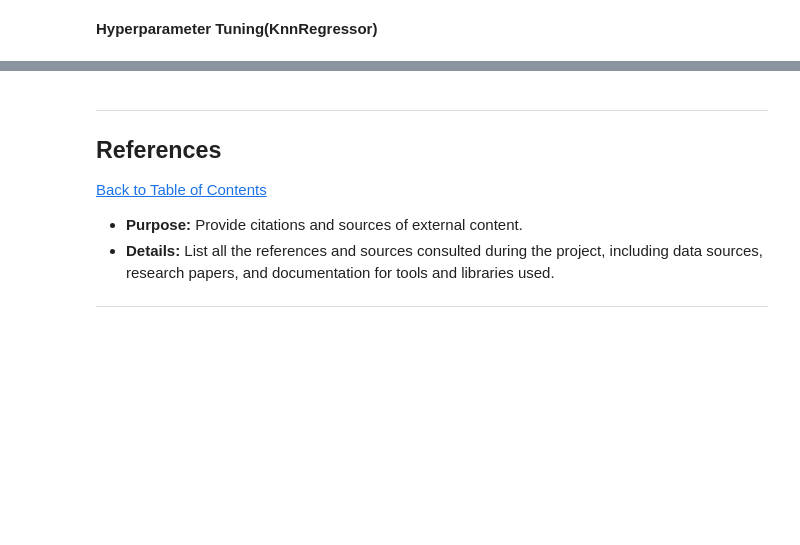
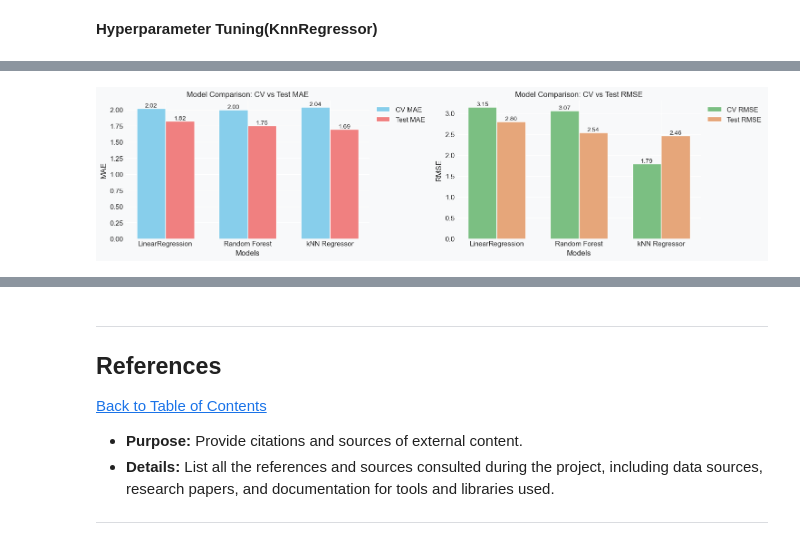
Before and after one commit to lamelkekana/Fuel_Economy_Insights, a Jupyter notebook: fuel_efficiency_analysis.ipynb, the cells around one changed output, grey strips where cells are left out. Saved outputs shown, nothing was run; the diff lists cells and outputs as text; code cells hidden in the pictures; blank space fills up the shorter version.

Commit message:
model evaluation
evaluating models based on mae,rmse,r2

```diff
--- a/fuel_efficiency_analysis.ipynb
+++ b/fuel_efficiency_analysis.ipynb
@@ -1405,11 +1356,14 @@ rf_test_mae = mean_absolute_error(y_test, y_pred_rf)
 rf_test_rmse = np.sqrt(mean_squared_error(y_test, y_pred_rf))
 rf_test_r2 = r2_score(y_test, y_pred_rf)
 
+cv_mae_lr = np.mean(cv_results_rf['test_mae'])
+cv_rmse_lr = np.mean(cv_results_rf['test_rmse'])
+
 # Step 4: Print MAE and RMSE scores from each fold and the average
-print("Average MAE from CV:", np.mean(cv_results['test_mae']))
+print("Average MAE from CV:", cv_mae_lr)
 print("Final MAE on the test set:", rf_test_mae)
 
-print("\nAverage RMSE from CV:", np.mean(cv_results['test_rmse']))
+print("\nAverage RMSE from CV:", cv_rmse_lr)
 print("Final RMSE on the test set:", rf_test_rmse)
 
 print("\nR² on the test set:", rf_test_r2)
@@ -1466,6 +1436,6 @@ avgtuned_rmse = cv_results_tuned.loc[best_index, 'mean_test_rmse']
 # %%
 # Get the best model from GridSearchCV
-best_rf_model = grid_search.best_estimator_
+best_rf_model = grid_searchrf.best_estimator_
 
 # Fit the best model on the entire training set
 best_rf_model.fit(X_train, y_train)
@@ -1480,10 +1450,10 @@ bestrf_test_rmse = np.sqrt(mean_squared_error(y_test, y_pred_bestrf))
 bestrf_test_r2 = r2_score(y_test, y_pred_bestrf)
 
 
-print("Average MAE from CV:", avgtuned_cv_mae)
+print("Average MAE from CV:", avgtunedrf_cv_mae)
 print("Final MAE on the test set:", bestrf_test_mae)
 
-print("\nAverage RMSE from CV:", avgtuned_rmse)
+print("\nAverage RMSE from CV:", avgtunedrf_cv_rmse)
 print("Final RMSE on the test set:", bestrf_test_rmse)
 
 print("\nR² on the test set:", bestrf_test_r2)
@@ -1589,11 +1529,14 @@ knn_test_mae = mean_absolute_error(y_test, y_pred_knn)
 knn_test_rmse = np.sqrt(mean_squared_error(y_test, y_pred_knn))
 knn_test_r2 = r2_score(y_test, y_pred_knn)
 
+cv_knn_mae = np.mean(cv_results['test_mae'])
+cv_knn_rmse = np.mean(np.sqrt(cv_results['test_rmse']))
+
 # Step 4: Print MAE and RMSE scores from each fold and the average
-print("Average MAE from CV:", np.mean(cv_results['test_mae']))  # Negate to print positive MAE
+print("Average MAE from CV:", cv_knn_mae)  # Negate to print positive MAE
 print("Final MAE on the test set:", knn_test_mae)
 
-print("\nAverage RMSE from CV:", np.mean(np.sqrt(cv_results['test_rmse'])))  # Negate to print positive RMSE
+print("\nAverage RMSE from CV:", cv_knn_rmse)  # Negate to print positive RMSE
 print("Final RMSE on the test set:", knn_test_rmse)
 
 print("\nR² on the test set:", knn_test_r2)
@@ -1720,0 +1704,74 @@ R² on the test set: 0.7209639920309826
+# %%
+# Define the metric scores for MAE and RMSE
+metric_scores_mae = {
+    'LinearRegression': [cv_mae_lr, lr_test_mae],
+    'Random Forest': [avgtunedrf_cv_mae, bestrf_test_mae],
+    'kNN Regressor': [cv_knn_mae, knn_test_mae]
+}
+
+metric_scores_rmse = {
+    'LinearRegression': [cv_rmse_lr, lr_test_rmse],
+    'Random Forest': [avgtunedrf_cv_rmse, bestrf_test_rmse],
+    'kNN Regressor': [cv_knn_rmse, knn_test_rmse]
+}
+
+# Extract model names, CV and Test values for both MAE and RMSE
+models = list(metric_scores_mae.keys())
+cv_mae = [scores[0] for scores in metric_scores_mae.values()]
+test_mae = [scores[1] for scores in metric_scores_mae.values()]
+
+cv_rmse = [scores[0] for scores in metric_scores_rmse.values()]
+test_rmse = [scores[1] for scores in metric_scores_rmse.values()]
+
+# Set up the figure and axis for subplots
+fig, (ax1, ax2) = plt.subplots(1, 2, figsize=(15, 4))
+
+# Bar width
+bar_width = 0.35
+index = np.arange(len(models))
+
+# Plot bars for CV and Test MAE in the first subplot (using different colors)
+bar1 = ax1.bar(index, cv_mae, bar_width, label='CV MAE', color='skyblue')
+bar2 = ax1.bar(index + bar_width, test_mae, bar_width, label='Test MAE', color='lightcoral')
+
+# Add values on top of each bar for MAE
+for i, rect in enumerate(bar1):
+    ax1.text(rect.get_x() + rect.get_width() / 2, rect.get_height(), f'{rect.get_height():.2f}',
+             ha='center', va='bottom', fontsize=10)  # va: vertical alignment
+for i, rect in enumerate(bar2):
+    ax1.text(rect.get_x() + rect.get_width() / 2, rect.get_height(), f'{rect.get_height():.2f}',
+             ha='center', va='bottom', fontsize=10)
+
+# Labeling the first subplot
+ax1.set_xlabel('Models')
+ax1.set_ylabel('MAE')
+ax1.set_title('Model Comparison: CV vs Test MAE')
+ax1.set_xticks(index + bar_width / 2)
+ax1.set_xticklabels(models)
+ax1.legend(loc='upper left', bbox_to_anchor=(1, 1))
+
+# Plot bars for CV and Test RMSE in the second subplot (using different colors)
+bar3 = ax2.bar(index, cv_rmse, bar_width, label='CV RMSE', color='#7bbf82')
+bar4 = ax2.bar(index + bar_width, test_rmse, bar_width, label='Test RMSE', color='#e6a67a')
+
+# Add values on top of each bar for RMSE
+for i, rect in enumerate(bar3):
+    ax2.text(rect.get_x() + rect.get_width() / 2, rect.get_height(), f'{rect.get_height():.2f}',
+             ha='center', va='bottom', fontsize=10)  # va: vertical alignment
+for i, rect in enumerate(bar4):
+    ax2.text(rect.get_x() + rect.get_width() / 2, rect.get_height(), f'{rect.get_height():.2f}',
+             ha='center', va='bottom', fontsize=10)
+
+# Labeling the second subplot
+ax2.set_xlabel('Models')
+ax2.set_ylabel('RMSE')
+ax2.set_title('Model Comparison: CV vs Test RMSE')
+ax2.set_xticks(index + bar_width / 2)
+ax2.set_xticklabels(models)
+ax2.legend(loc='upper left', bbox_to_anchor=(1, 1))
+
+# Show the plot
+plt.tight_layout()
+plt.show()
+# %% [output]
+[figure, added]
```
Also changed, not shown: parts of 52 cells of this notebook, 1 other file.
